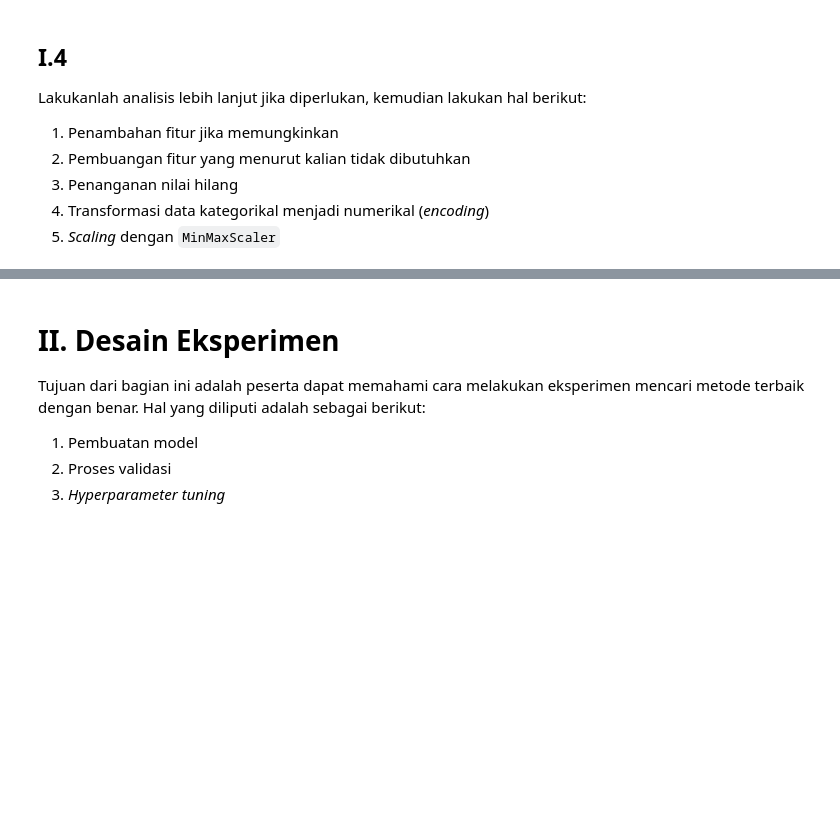
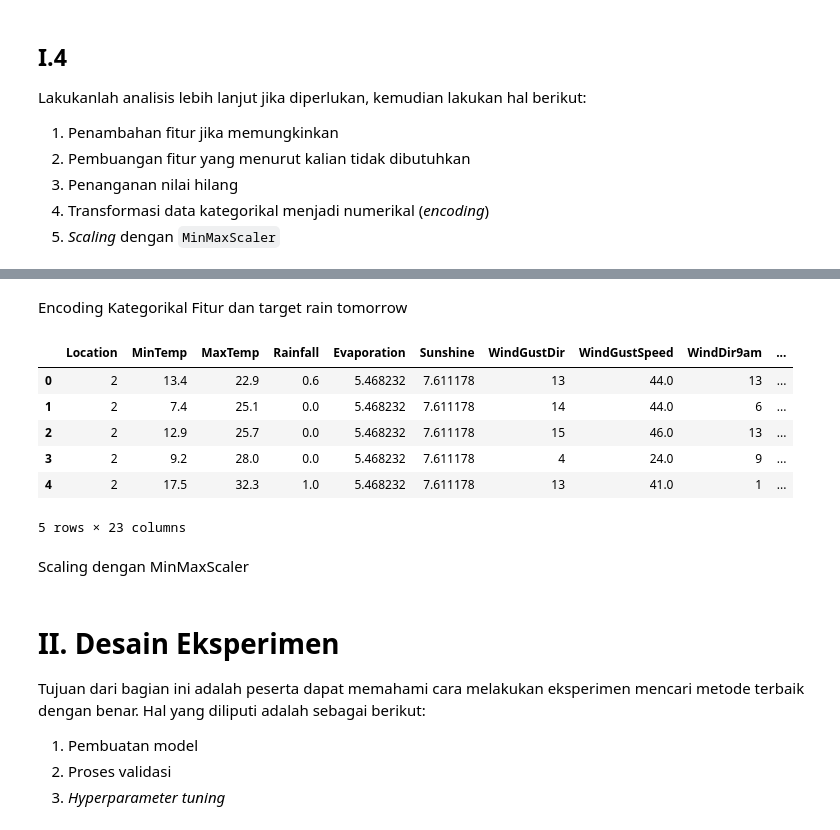
Before and after one commit to daffarg/tugas-praktikum-ml, a Jupyter notebook: Tugas_Prapraktikum_IF3270.ipynb, the cells around one changed output, grey strips where cells are left out. Drawn from its saved outputs; the diff is of its cells as text; code cells hidden in the pictures; blank space fills up the shorter version.

```diff
--- a/Tugas_Prapraktikum_IF3270.ipynb
+++ b/Tugas_Prapraktikum_IF3270.ipynb
@@ -314,0 +354,23 @@ Lakukanlah analisis lebih lanjut jika diperlukan, kemudian lakukan hal berikut:
+# %% [markdown]
+Encoding Kategorikal Fitur dan target rain tomorrow
+# %%
+kategorikal = ["Location", "WindGustDir", "WindDir9am", "WindDir3pm", "RainToday","RainTomorrow"]
+
+# loop untuk setiap kolom kategorikal dan melakukan encoding
+for col in kategorikal:
+    # inisialisasi label encoder
+    le = LabelEncoder()
+    # encoding kolom kategorikal
+    df[col] = le.fit_transform(df[col].astype(str))
+#Melakukan pemeriksaan hasil
+df.head()
+# %% [output]
+|  | Location | MinTemp | MaxTemp | Rainfall | Evaporation | Sunshine | WindGustDir | WindGustSpeed | WindDir9am | ... |
+| 0 | 2 | 13.4 | 22.9 | 0.6 | 5.468232 | 7.611178 | 13 | 44.0 | 13 | ... |
+| 1 | 2 | 7.4 | 25.1 | 0.0 | 5.468232 | 7.611178 | 14 | 44.0 | 6 | ... |
+| 2 | 2 | 12.9 | 25.7 | 0.0 | 5.468232 | 7.611178 | 15 | 46.0 | 13 | ... |
+| 3 | 2 | 9.2 | 28.0 | 0.0 | 5.468232 | 7.611178 | 4 | 24.0 | 9 | ... |
+| 4 | 2 | 17.5 | 32.3 | 1.0 | 5.468232 | 7.611178 | 13 | 41.0 | 1 | ... |
+5 rows × 23 columns
+# %% [markdown]
+Scaling dengan MinMaxScaler
```
Also changed, not shown: parts of 35 cells of this notebook.
